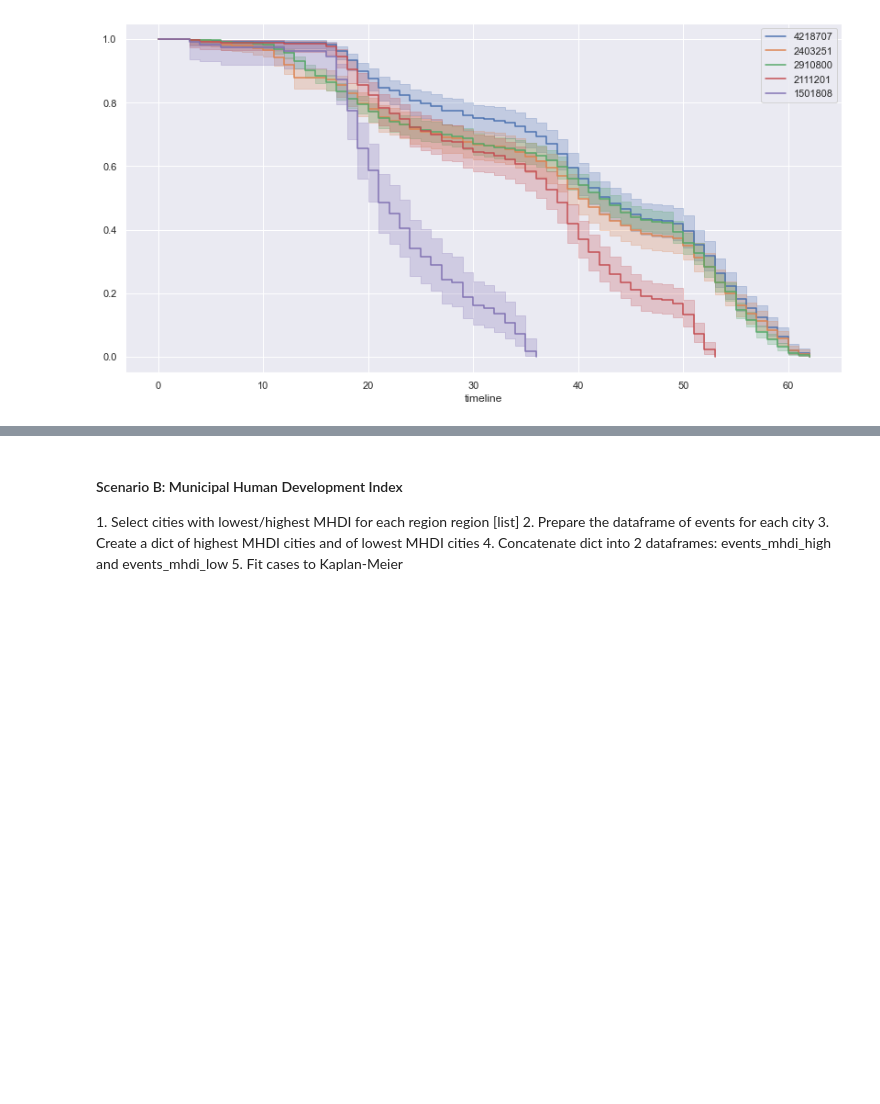
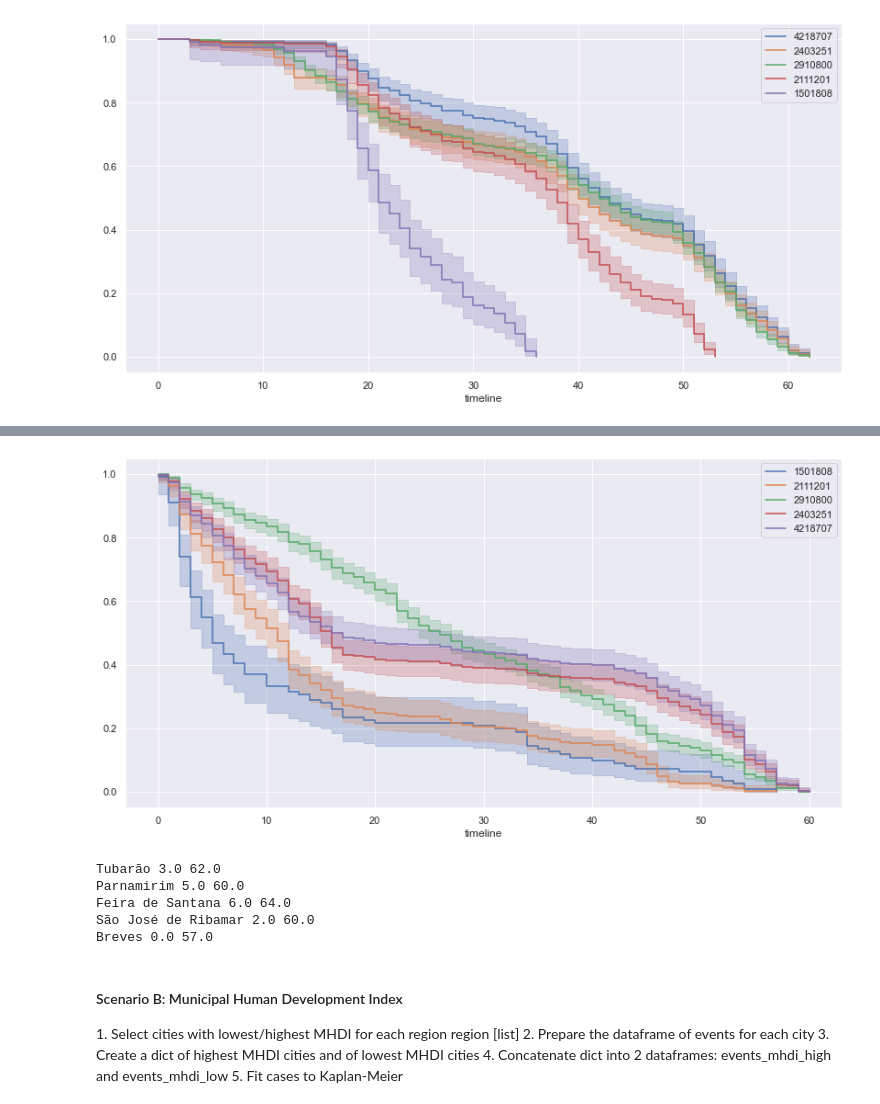
Before and after one commit to alexandrepereiraarq/COVIDGI, a Jupyter notebook: CVGI_MR_05_analysis.ipynb, the cells around one changed output, grey strips where cells are left out. Saved outputs shown, nothing was run; the diff lists cells and outputs as text; code cells hidden in the pictures; blank space fills up the shorter version.

Commit message:
update on cases, cities above 100k inhab. decreasing vulnerability

```diff
--- a/CVGI_MR_05_analysis.ipynb
+++ b/CVGI_MR_05_analysis.ipynb
@@ -398,0 +410,5 @@ kmf_svi_A4 = plot_kmf(events_svi_A4,cities_list_svi_A4)
+# %%
+#generating the dataframe for the selected cases
+cities_list_svi_A5 = ['1501808','2111201','2910800','2403251','4218707']
+events_svi_A5 = events_mc(cities_list_svi_A5)
+events_svi_A5
@@ -399,3 +431,20 @@ kmf_svi_A4 = plot_kmf(events_svi_A4,cities_list_svi_A4)
+# %%
+kmf_svi_A5 = plot_kmf(events_svi_A5,cities_list_svi_A5)
+# %% [output]
+[figure, added]
+# %%
+#comparing weeks to get the range that is common to all cases
+print("Tubarão", events_svi_A5.loc['4218707'].week.min(),events_svi_A5.loc['4218707'].week.max())
+print("Parnamirim", events_svi_A5.loc['2403251'].week.min(),events_svi_A5.loc['2403251'].week.max())
+print("Feira de Santana",events_svi_A5.loc['2910800'].week.min(),events_svi_A5.loc['2910800'].week.max())
+print("São José de Ribamar", events_svi_A5.loc['2111201'].week.min(),events_svi_A5.loc['2111201'].week.max())
+print("Breves",events_svi_A5.loc['1501808'].week.min(),events_svi_A5.loc['1501808'].week.max())
+# %% [output]
+Tubarão 3.0 62.0
+Parnamirim 5.0 60.0
+Feira de Santana 6.0 64.0
+São José de Ribamar 2.0 60.0
+Breves 0.0 57.0
 # %% [markdown]
 <h4>Scenario B: Municipal Human Development Index</h4>
 1. Select cities with lowest/highest MHDI for each region region [list]
```
Also changed, not shown: parts of 3 cells of this notebook.
